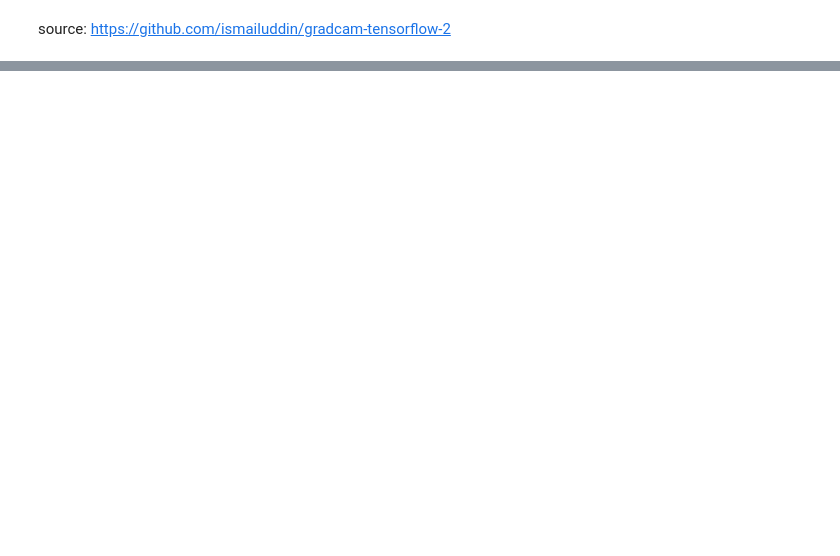
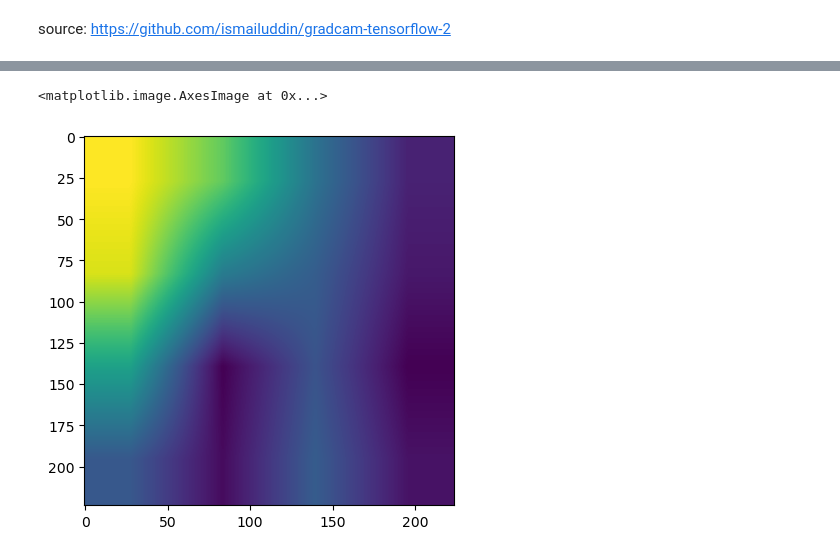
Before and after one commit to JavierTham/CS3244, a Jupyter notebook: src/densenet_gradcam2.ipynb, the cells around one changed output, grey strips where cells are left out. Cells and saved outputs as stored; diff of their text form; code cells hidden in the pictures; blank space fills up the shorter version.

```diff
--- a/src/densenet_gradcam2.ipynb
+++ b/src/densenet_gradcam2.ipynb
@@ -100,3 +122,8 @@ plt.imshow(gradcam, alpha=0.7)
+# %%
+plt.imshow(gradcam)
+# %% [output]
+<matplotlib.image.AxesImage at 0x...>
+[figure, added]
 # %%
 plt.imshow(img)
 # %% [output]
```
Also changed, not shown: parts of 4 cells of this notebook, 2 other files.
